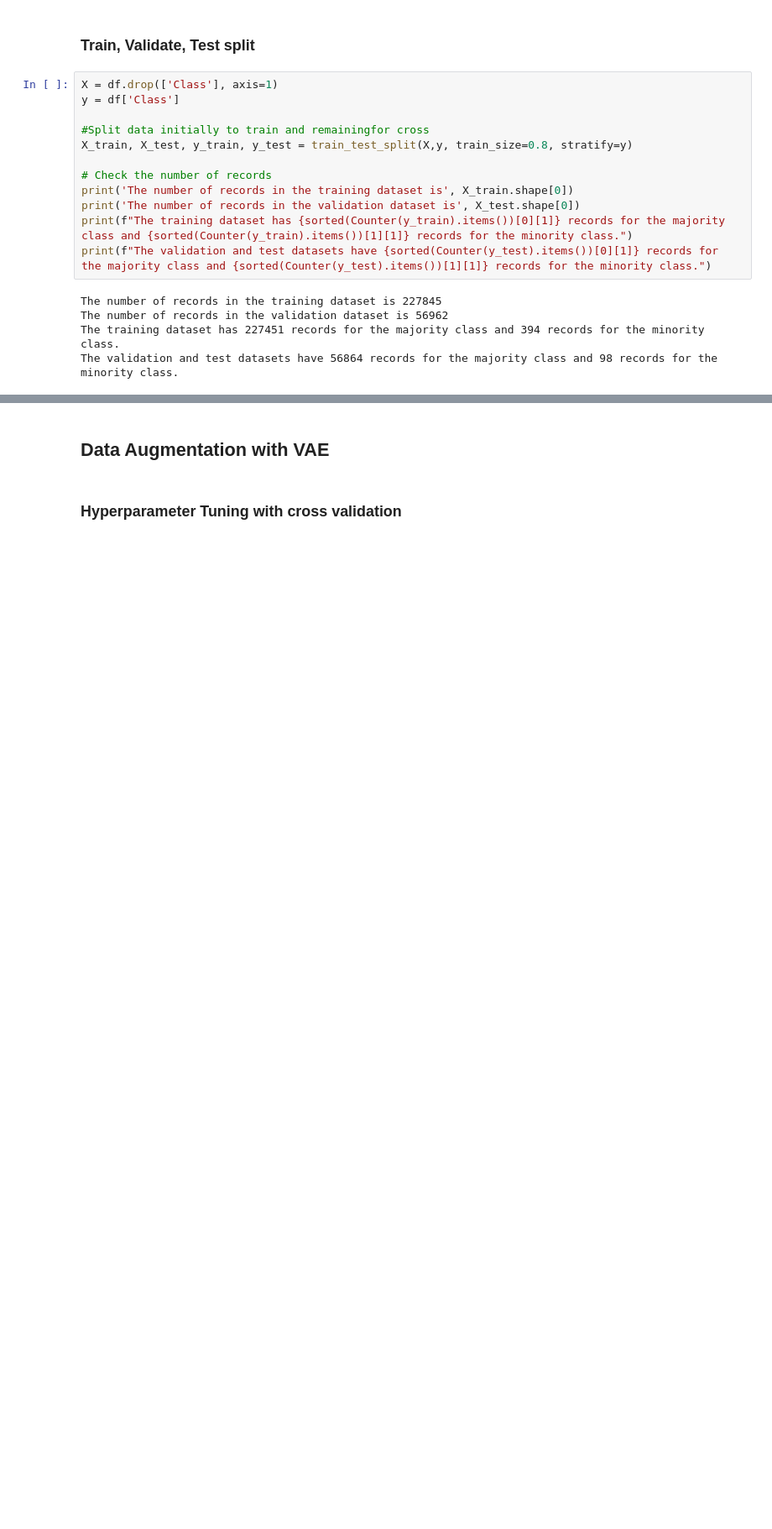
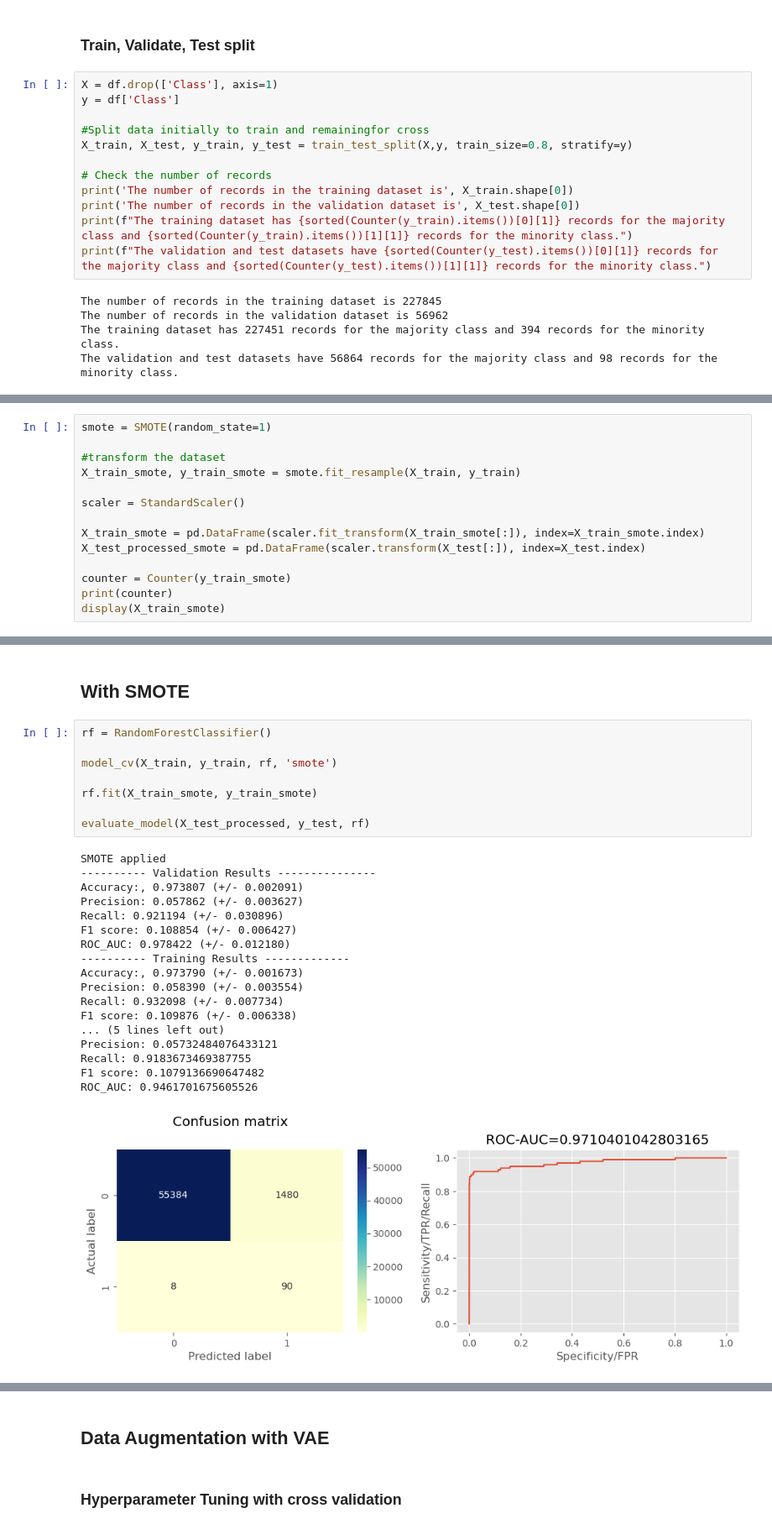
Before and after one commit to MariliaElia/credit-card-fraud-detection-ml-model, a Jupyter notebook: RF_model.ipynb, the cells around one changed output, grey strips where cells are left out. Shown at 84% size. Drawn from its saved outputs; the diff is of its cells as text; blank space fills up the shorter version.

Commit message:
update SMOTE order

```diff
--- a/RF_model.ipynb
+++ b/RF_model.ipynb
@@ -80,0 +91,14 @@ The validation and test datasets have 56864 records for the majority class and 9
+# %%
+smote = SMOTE(random_state=1)
+
+#transform the dataset
+X_train_smote, y_train_smote = smote.fit_resample(X_train, y_train)
+
+scaler = StandardScaler()
+
+X_train_smote = pd.DataFrame(scaler.fit_transform(X_train_smote[:]), index=X_train_smote.index)
+X_test_processed_smote = pd.DataFrame(scaler.transform(X_test[:]), index=X_test.index)
+
+counter = Counter(y_train_smote)
+print(counter)
+display(X_train_smote)
@@ -80,0 +168,29 @@ The validation and test datasets have 56864 records for the majority class and 9
+# %% [markdown]
+## With SMOTE
+# %%
+rf = RandomForestClassifier()
+
+model_cv(X_train, y_train, rf, 'smote')
+
+rf.fit(X_train_smote, y_train_smote)
+
+evaluate_model(X_test_processed, y_test, rf)
+# %% [output]
+SMOTE applied
+---------- Validation Results ---------------
+Accuracy:, 0.973807 (+/- 0.002091)
+Precision: 0.057862 (+/- 0.003627)
+Recall: 0.921194 (+/- 0.030896)
+F1 score: 0.108854 (+/- 0.006427)
+ROC_AUC: 0.978422 (+/- 0.012180)
+---------- Training Results -------------
+Accuracy:, 0.973790 (+/- 0.001673)
+Precision: 0.058390 (+/- 0.003554)
+Recall: 0.932098 (+/- 0.007734)
+F1 score: 0.109876 (+/- 0.006338)
+... (5 lines left out)
+Precision: 0.05732484076433121
+Recall: 0.9183673469387755
+F1 score: 0.1079136690647482
+ROC_AUC: 0.9461701675605526
+[figure, added]
```
Also changed, not shown: parts of 15 cells of this notebook, 3 other files.
